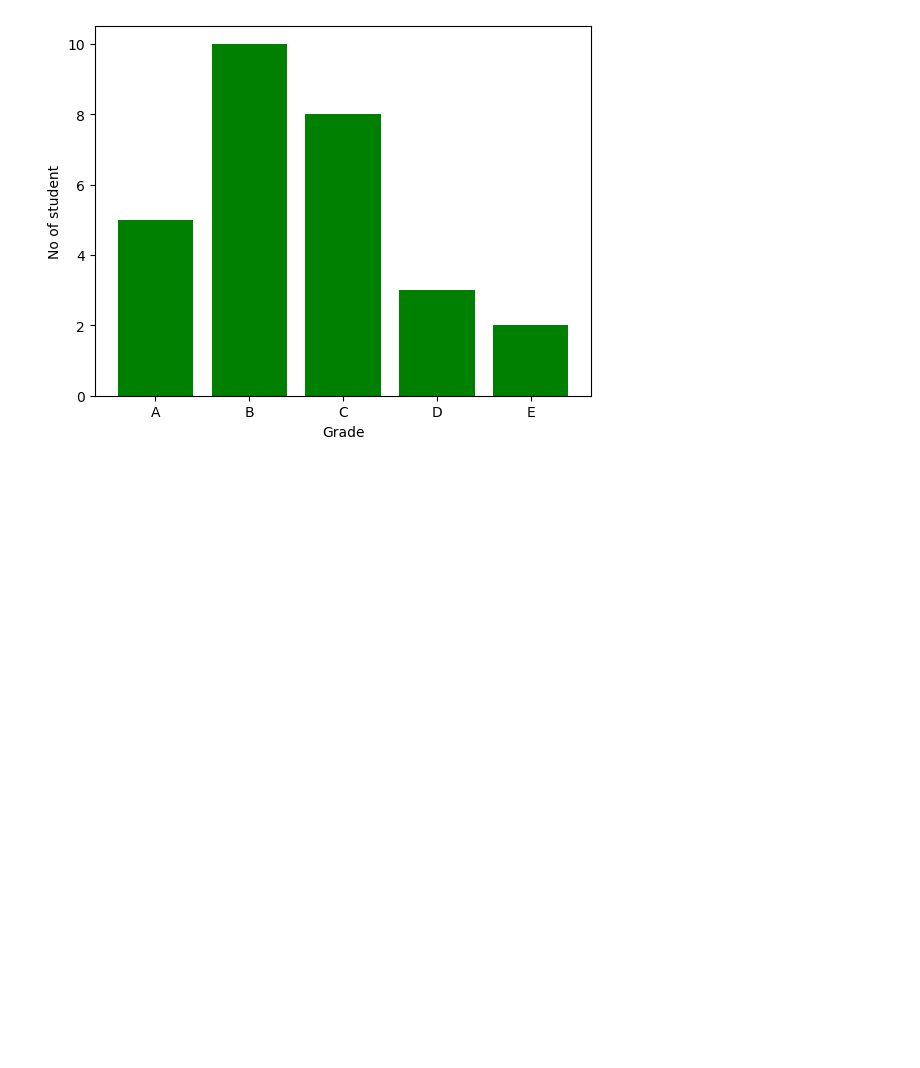
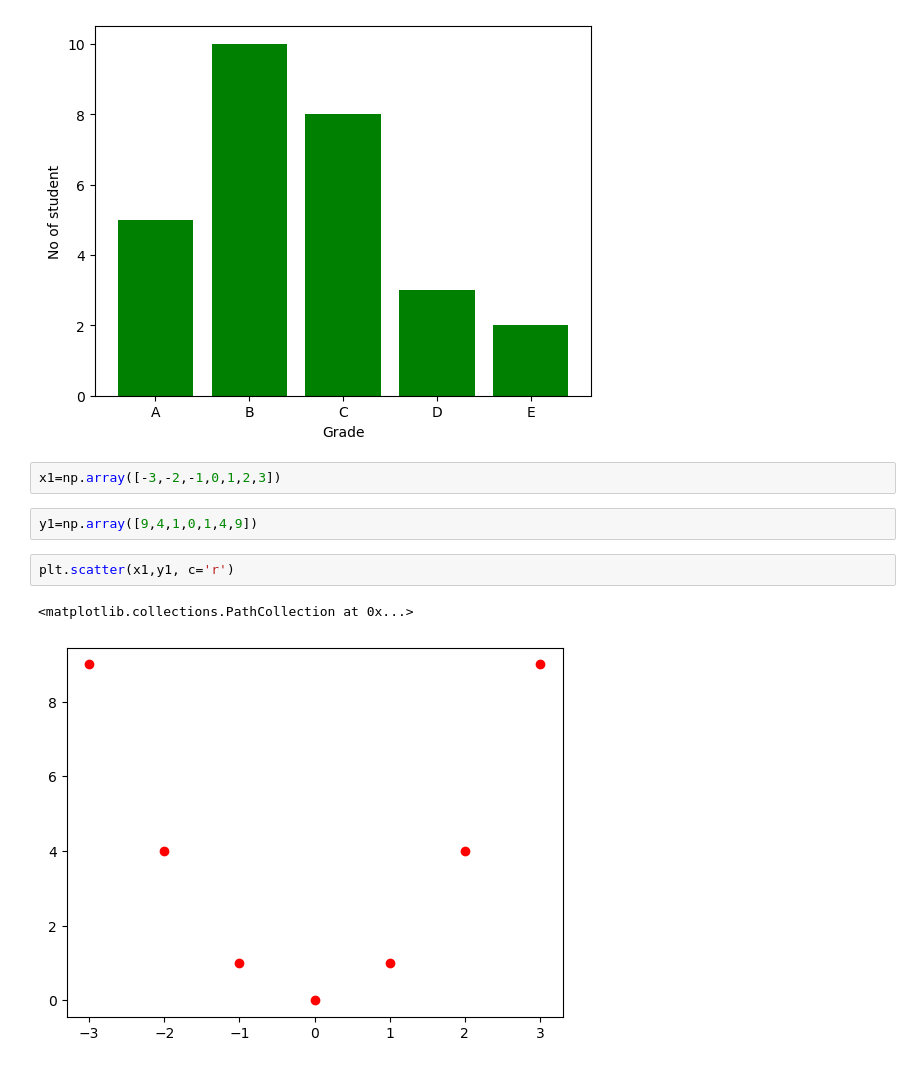
Before and after one commit to mehradi-github/ref-jupyter-2510, a Jupyter notebook: BoxPlot.ipynb, the cells around one changed output. Cells and saved outputs as stored; diff of their text form; blank space fills up the shorter version.

Commit message:
Printing scatter with matplotlib

```diff
--- a/BoxPlot.ipynb
+++ b/BoxPlot.ipynb
@@ -73,3 +73,12 @@ plt.ylabel('No of student')
 a=plt.xticks(k,grade)
 # %% [output]
 [figure]
+# %%
+x1=np.array([-3,-2,-1,0,1,2,3])
+# %%
+y1=np.array([9,4,1,0,1,4,9])
+# %%
+plt.scatter(x1,y1, c='r')
+# %% [output]
+<matplotlib.collections.PathCollection at 0x...>
+[figure, added]
```
